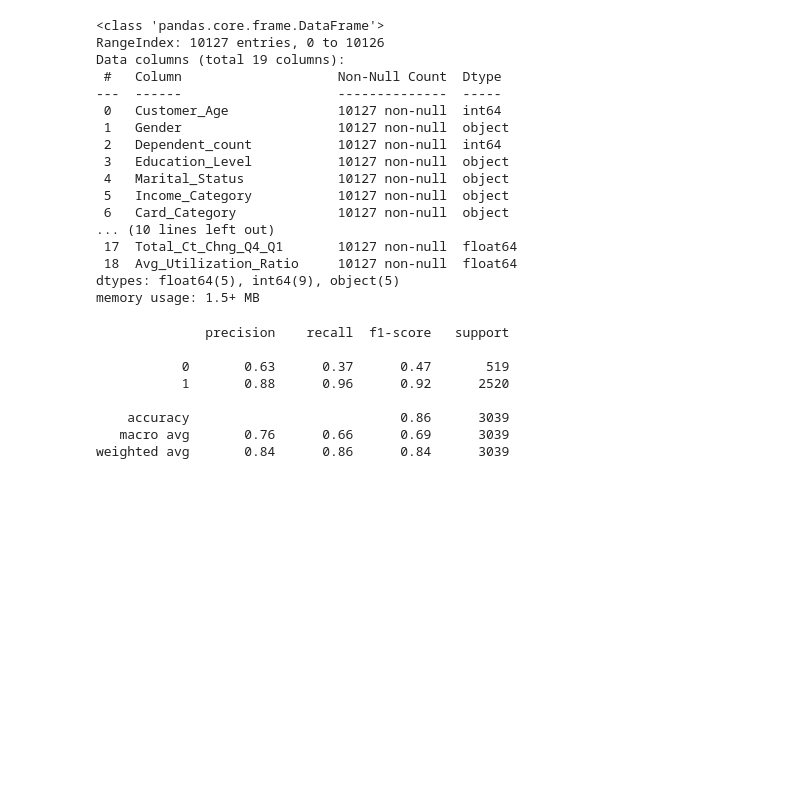
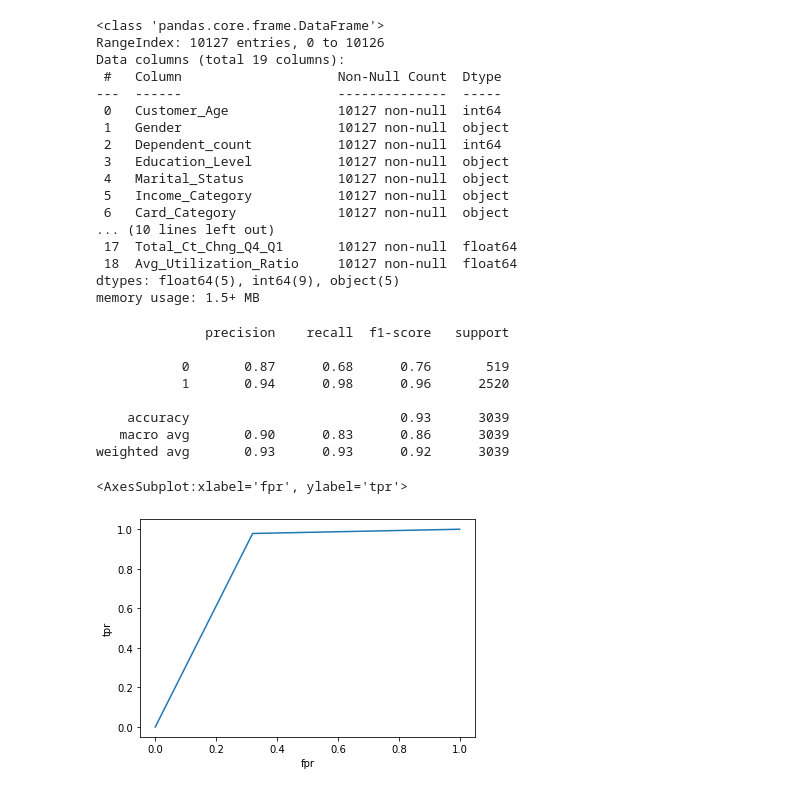
Before and after one commit to Artem123456789/bank_churners_prediction, a Jupyter notebook: main.ipynb, the cells around one changed output. Drawn from its saved outputs; the diff is of its cells as text; code cells hidden in the pictures; blank space fills up the shorter version.

Commit message:
Appropriate model selected

```diff
--- a/main.ipynb
+++ b/main.ipynb
@@ -208,7 +208,7 @@ columns_to_encode = [1, 3, 4, 5, 6]
 transformer = ColumnTransformer([("scaler", StandardScaler(), columns_to_scale),
                                  ("encoder", OneHotEncoder(), columns_to_encoder)])
 # %%
-pipe = Pipeline([("transformer", transformer), ("model", LogisticRegression())])
+pipe = Pipeline([("transformer", transformer), ("model", RandomForestClassifier())])
 # %%
 model = pipe.fit(x_train, y_train)
 # %%
@@ -218,9 +218,11 @@ print(classification_report(y_test, predictions))
 # %% [output]
               precision    recall  f1-score   support
 
-           0       0.63      0.37      0.47       519
-           1       0.88      0.96      0.92      2520
+           0       0.87      0.68      0.76       519
+           1       0.94      0.98      0.96      2520
 
-    accuracy                           0.86      3039
-   macro avg       0.76      0.66      0.69      3039
-weighted avg       0.84      0.86      0.84      3039
+    accuracy                           0.93      3039
+   macro avg       0.90      0.83      0.86      3039
+weighted avg       0.93      0.93      0.92      3039
+# %%
+fpr, tpr, threesholds = roc_curve(y_test, predictions)
@@ -226,0 +231,5 @@ weighted avg       0.84      0.86      0.84      3039
+# %%
+sns.lineplot(data=pd.DataFrame({"fpr": fpr, "tpr": tpr}), x="fpr", y="tpr")
+# %% [output]
+<AxesSubplot:xlabel='fpr', ylabel='tpr'>
+[figure, added]
```
Also changed, not shown: parts of 1 cell of this notebook.
